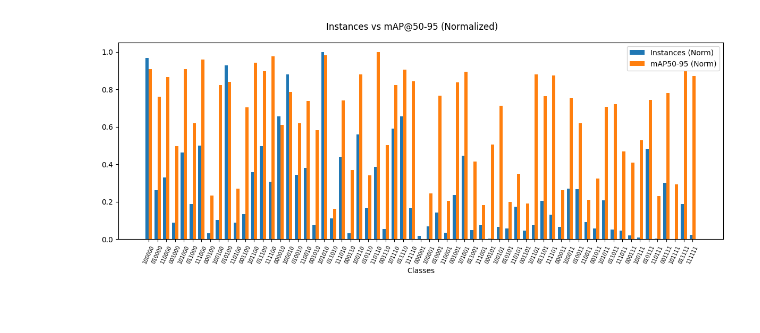
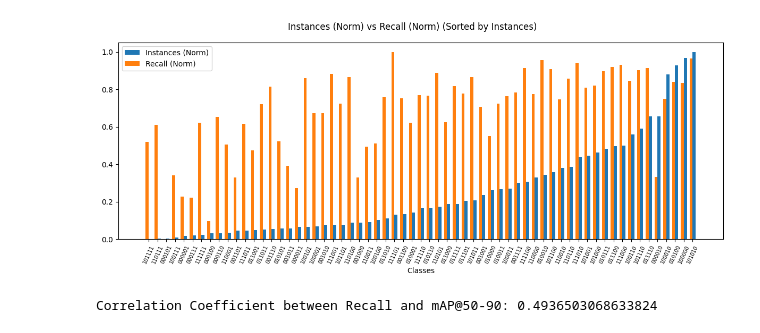
Before and after one commit to supremekhadka/braill2, a Jupyter notebook: notebooks/model_distributions.ipynb, the cells around one changed output. Drawn from its saved outputs; the diff is of its cells as text; code cells hidden in the pictures.

```diff
--- a/notebooks/model_distributions.ipynb
+++ b/notebooks/model_distributions.ipynb
@@ -69,3 +106,14 @@ model_output = """100000         77       1471      0.934      0.871      0.925
 101111         10         29      0.415      0.241      0.297      0.282
 011111         63        308       0.87      0.795      0.855       0.75
 111111         23         63      0.938       0.81      0.883      0.731"""
+# %%
+data = io.StringIO(model_output)
+rows = [x.split() for x in data.readlines()]
+
+class_labels = [row[0] for row in rows]
+images = [int(row[1]) for row in rows]
+instances = [int(row[2]) for row in rows]
+precision = [float(row[3]) for row in rows]
+recall = [float(row[4]) for row in rows]
+mAP50 =  [float(row[5]) for row in rows]
+mAP50_95 = [float(row[6]) for row in rows]
@@ -97,22 +240,38 @@ plt.show()
 # %%
+import numpy as np
+import matplotlib.pyplot as plt
+
 x = np.arange(len(class_labels))
 
-instances_norm = [(x - min(instances)) / (max(instances) - min(instances)) for x in instances ]
-mAP50_95_norm = [(x - min(mAP50_95)) / (max(mAP50_95) - min(mAP50_95)) for x in mAP50_95 ]
+recall_norm = [(x - min(recall)) / (max(recall) - min(recall)) for x in recall]
+instances_norm = [(x - min(instances)) / (max(instances) - min(instances)) for x in instances]
+mAP50_95_norm = [(x - min(mAP50_95)) / (max(mAP50_95) - min(mAP50_95)) for x in mAP50_95]
 
+# --- SORT by instances_norm (ascending) ---
+sorted_idx = np.argsort(instances_norm)
+
+instances_sorted = np.array(instances_norm)[sorted_idx]
+recall_sorted = np.array(recall_norm)[sorted_idx]
+labels_sorted = np.array(class_labels)[sorted_idx]
+
+x = np.arange(len(labels_sorted))
 width = 0.35
 
 plt.figure(figsize=(12, 5))
 
-plt.bar(x - width/2, instances_norm, width, label='Instances (Norm)')
-plt.bar(x + width/2, mAP50_95_norm, width, label='mAP50-95 (Norm)')
+plt.bar(x + width/2, instances_sorted, width, label='Instances (Norm)')
+plt.bar(x - width/2, recall_sorted, width, label='Recall (Norm)')
 
-plt.xticks(x, class_labels, rotation=65, size=7)
+plt.xticks(x, labels_sorted, rotation=65, size=7)
 plt.xlabel("Classes")
-plt.suptitle('Instances vs mAP@50-95 (Normalized)')
+plt.suptitle('Instances (Norm) vs Recall (Norm) (Sorted by Instances)')
 plt.legend()
 
 plt.tight_layout()
 plt.show()
 # %% [output]
-[figure, old version]
+[figure, new version]
+# %%
+print("Correlation Coefficient between Recall and mAP@50-90:", corr_coeff(recall_norm, instances_norm))
+# %% [output]
+Correlation Coefficient between Recall and mAP@50-90: 0.4936503068633824
```
Also changed, not shown: parts of 12 cells of this notebook, 2 other files.
